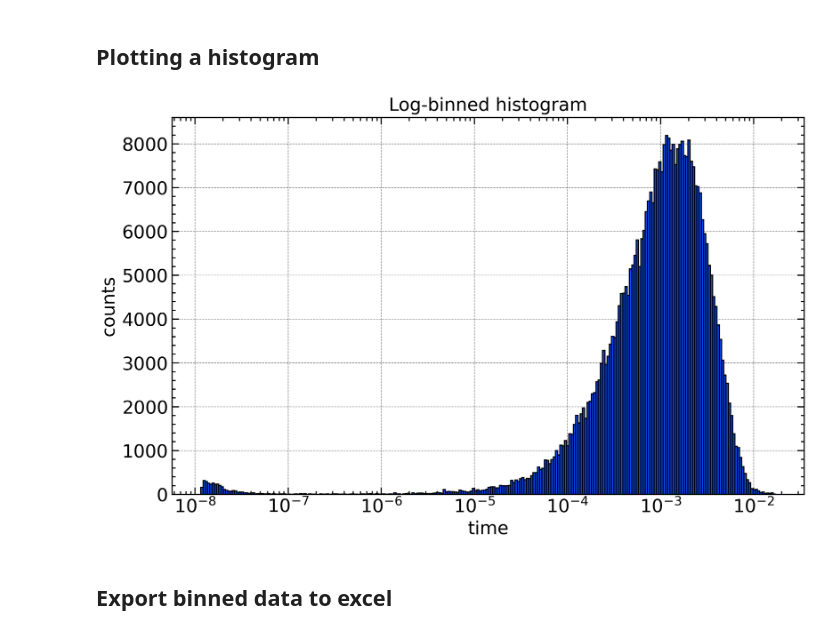
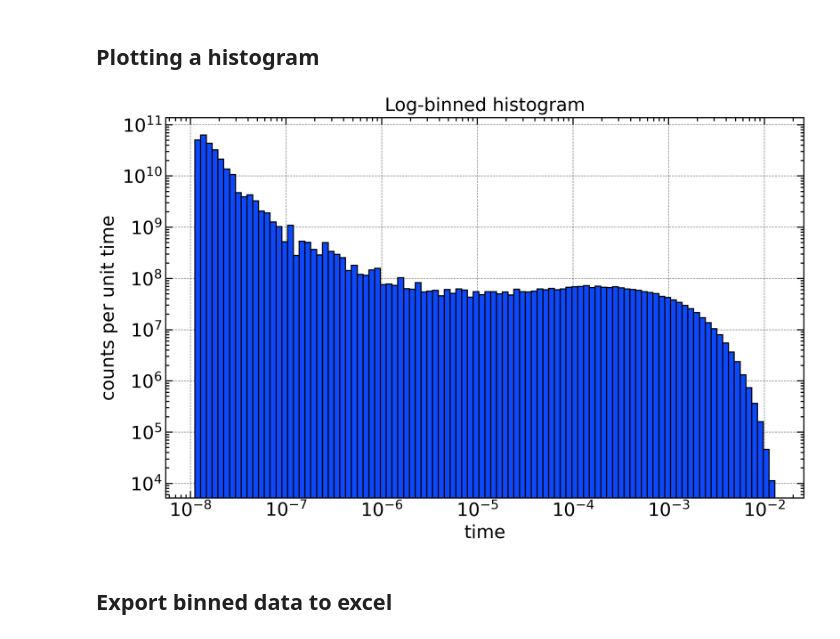
Before and after one commit to itaybnv/openmc-initiation-project, a Jupyter notebook: analysis/simple_collision_track_analysis.ipynb, the cells around one changed output. Drawn from its saved outputs; the diff is of its cells as text; code cells hidden in the pictures.

```diff
--- a/analysis/simple_collision_track_analysis.ipynb
+++ b/analysis/simple_collision_track_analysis.ipynb
@@ -78,40 +72,42 @@ if t.size == 0:
     raise ValueError("No positive timestamps found in detector1_times; cannot compute log bins.")
 
 # Number of log bins (adjust as needed)
-nbins = 256
+nbins = 100
 
 edges = np.logspace(np.log10(t.min()), np.log10(t.max()), nbins + 1)
 
 # Compute histogram counts in log-spaced bins
 counts, edges = np.histogram(t, bins=edges)
 centers = (edges[:-1] + edges[1:]) / 2
 widths = edges[1:] - edges[:-1]
 
 # Make a DataFrame for easy inspection
 hist_df = pd.DataFrame(
     {
         "count": counts,
         "left": edges[:-1],
         "right": edges[1:],
         "center": centers,
         "width": widths,
     }
 )
 
 # Optional: plot the histogram on a log x-axis
 fig, ax = plt.subplots(figsize=(10, 6), dpi=300)
-ax.bar(centers, counts, width=widths, align="center", edgecolor="k")
+ax.bar(centers, counts / widths, width=widths, align="center", edgecolor="k")
 ax.set_xscale("log")
+ax.set_yscale("log")
+
 ax.set_xlabel("time")
-ax.set_ylabel("counts")
+ax.set_ylabel("counts per unit time")
 ax.set_title("Log-binned histogram")
 
 out_dir = Path("../results/figures")
 out_dir.mkdir(parents=True, exist_ok=True)
 out_file = out_dir / "simple_collision_track_analysis_log_histogram_detector.png"
 plt.savefig(out_file, bbox_inches="tight")
 # %% [output]
-[figure, old version]
+[figure, new version]
 # %% [markdown]
 ## Export binned data to excel
 # %%
```
Also changed, not shown: parts of 9 cells of this notebook, 6 other files.
